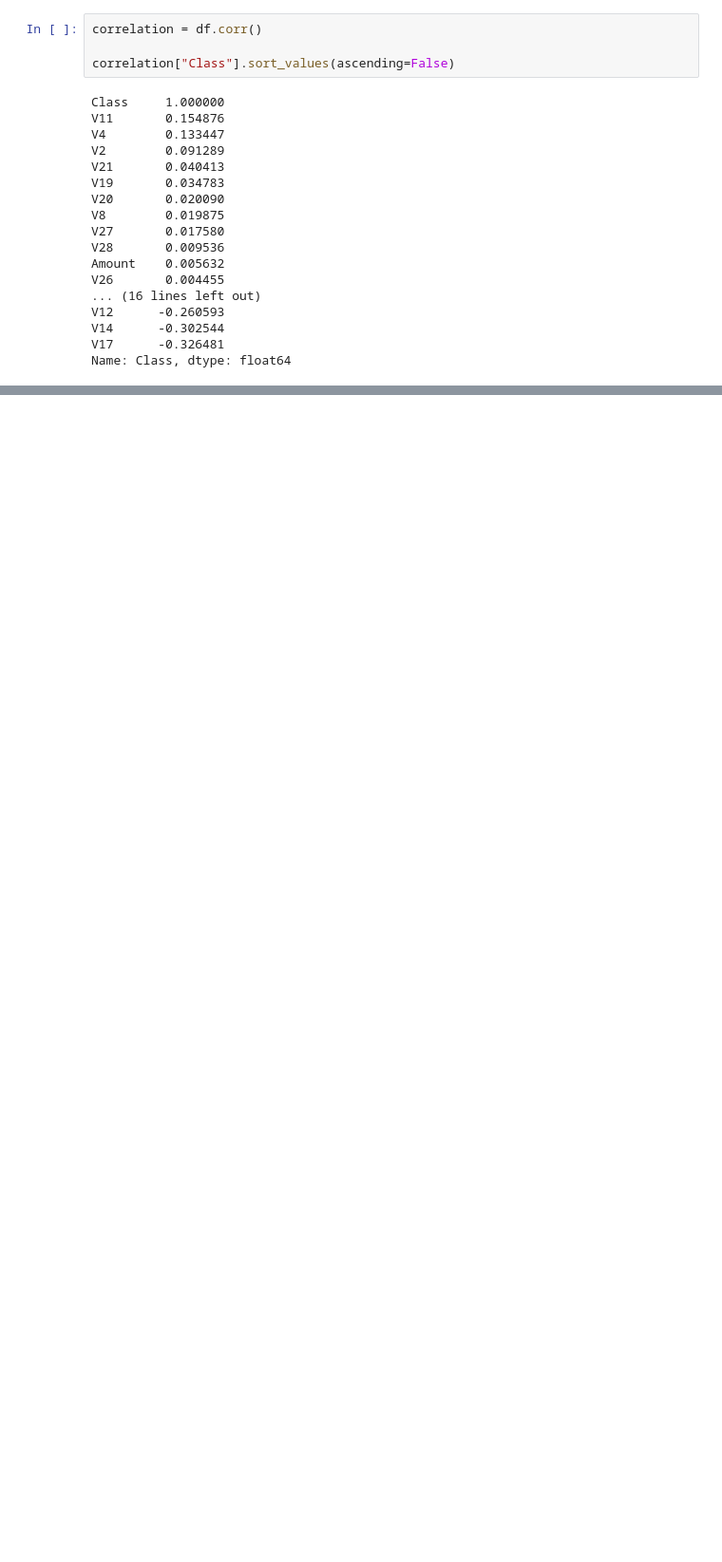
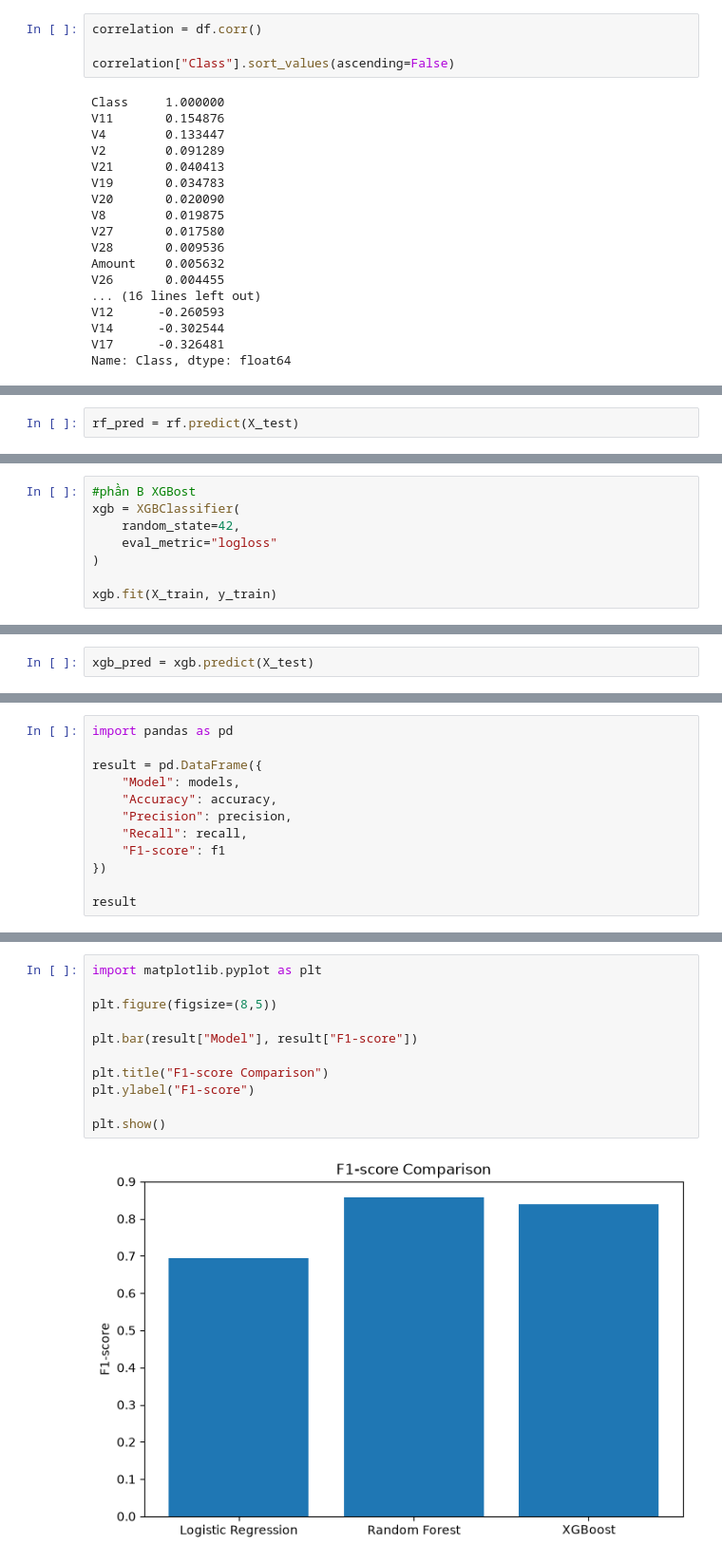
Before and after one commit to Hung232006/FRAUDDETECTION, a Jupyter notebook: notebooks/eda.ipynb, the cells around one changed output, grey strips where cells are left out. Shown at 95% size. Drawn from its saved outputs; the diff is of its cells as text; blank space fills up the shorter version.

```diff
--- a/notebooks/eda.ipynb
+++ b/notebooks/eda.ipynb
@@ -189,0 +270,2 @@ Name: Class, dtype: float64
+# %%
+rf_pred = rf.predict(X_test)
@@ -189,0 +293,8 @@ Name: Class, dtype: float64
+# %%
+#phần B XGBost
+xgb = XGBClassifier(
+    random_state=42,
+    eval_metric="logloss"
+)
+
+xgb.fit(X_train, y_train)
@@ -189,0 +314,2 @@ Name: Class, dtype: float64
+# %%
+xgb_pred = xgb.predict(X_test)
@@ -189,0 +364,12 @@ Name: Class, dtype: float64
+# %%
+import pandas as pd
+
+result = pd.DataFrame({
+    "Model": models,
+    "Accuracy": accuracy,
+    "Precision": precision,
+    "Recall": recall,
+    "F1-score": f1
+})
+
+result
@@ -189,0 +381,13 @@ Name: Class, dtype: float64
+# %%
+import matplotlib.pyplot as plt
+
+plt.figure(figsize=(8,5))
+
+plt.bar(result["Model"], result["F1-score"])
+
+plt.title("F1-score Comparison")
+plt.ylabel("F1-score")
+
+plt.show()
+# %% [output]
+[figure, added]
```
Also changed, not shown: parts of 20 cells of this notebook, 9 other files.
